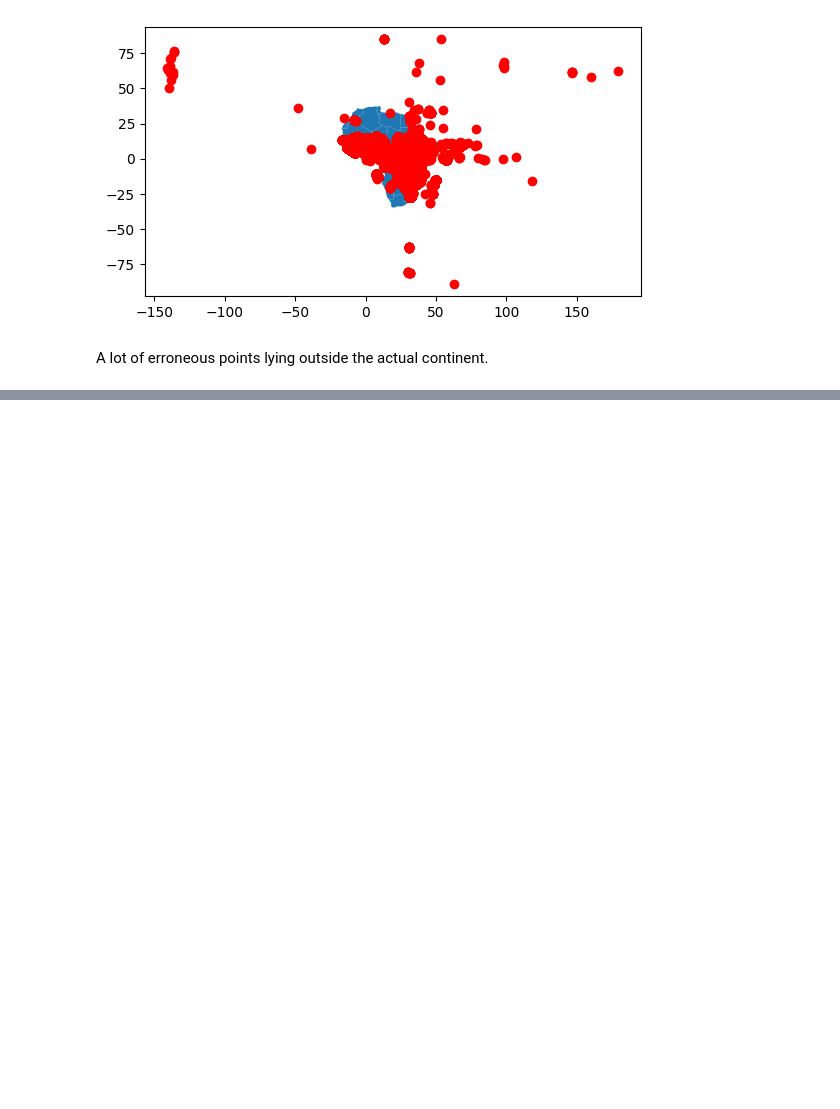
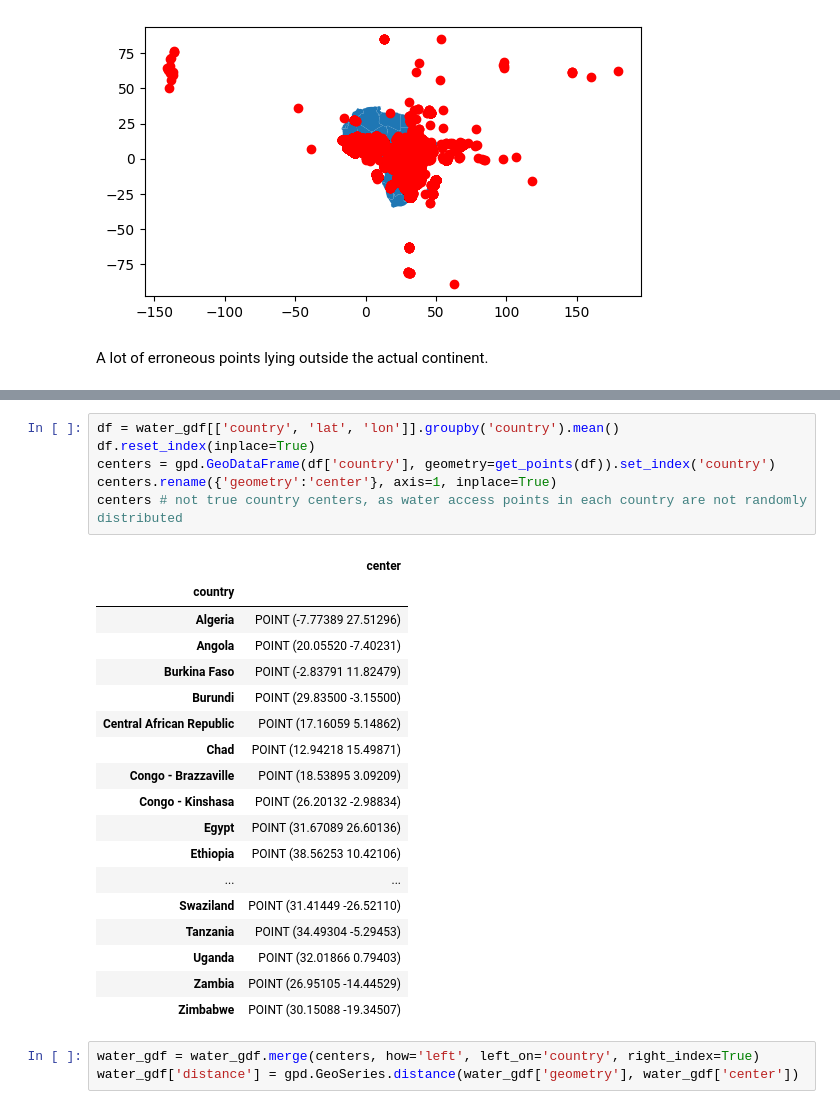
Before and after one commit to apsocarras/africa-water-access, a Jupyter notebook: final.ipynb, the cells around one changed output, grey strips where cells are left out. Drawn from its saved outputs; the diff is of its cells as text; blank space fills up the shorter version.

```diff
--- a/final.ipynb
+++ b/final.ipynb
@@ -142,0 +103,28 @@ df = gpd.GeoDataFrame(df['country'], geometry=get_points(df))
+# %%
+df = water_gdf[['country', 'lat', 'lon']].groupby('country').mean()
+df.reset_index(inplace=True)
+centers = gpd.GeoDataFrame(df['country'], geometry=get_points(df)).set_index('country')
+centers.rename({'geometry':'center'}, axis=1, inplace=True)
+centers # not true country centers, as water access points in each country are not randomly distributed
+# %% [output]
+|  | center |
+| country |  |
+| Algeria | POINT (-7.77389 27.51296) |
+| Angola | POINT (20.05520 -7.40231) |
+| Burkina Faso | POINT (-2.83791 11.82479) |
+| Burundi | POINT (29.83500 -3.15500) |
+| Central African Republic | POINT (17.16059 5.14862) |
+| Chad | POINT (12.94218 15.49871) |
+| Congo - Brazzaville | POINT (18.53895 3.09209) |
+| Congo - Kinshasa | POINT (26.20132 -2.98834) |
+| Egypt | POINT (31.67089 26.60136) |
+| Ethiopia | POINT (38.56253 10.42106) |
+| ... | ... |
+| Swaziland | POINT (31.41449 -26.52110) |
+| Tanzania | POINT (34.49304 -5.29453) |
+| Uganda | POINT (32.01866 0.79403) |
+| Zambia | POINT (26.95105 -14.44529) |
+| Zimbabwe | POINT (30.15088 -19.34507) |
+# %%
+water_gdf = water_gdf.merge(centers, how='left', left_on='country', right_index=True)
+water_gdf['distance'] = gpd.GeoSeries.distance(water_gdf['geometry'], water_gdf['center'])
```
Also changed, not shown: parts of 11 cells of this notebook.
